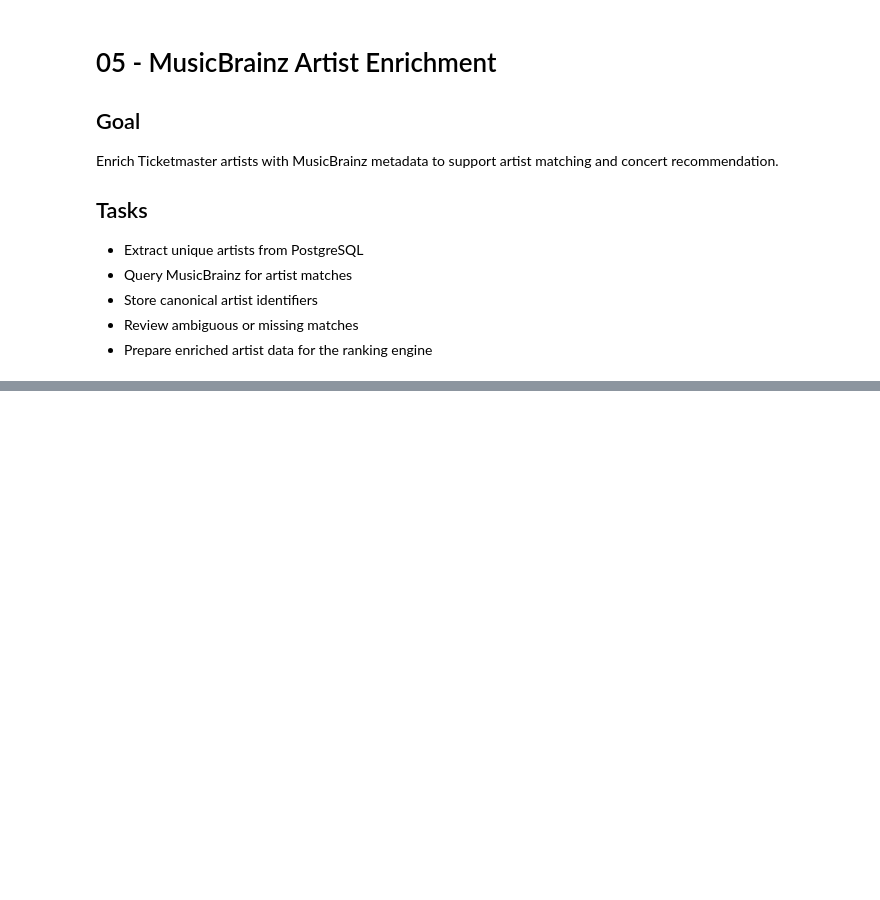
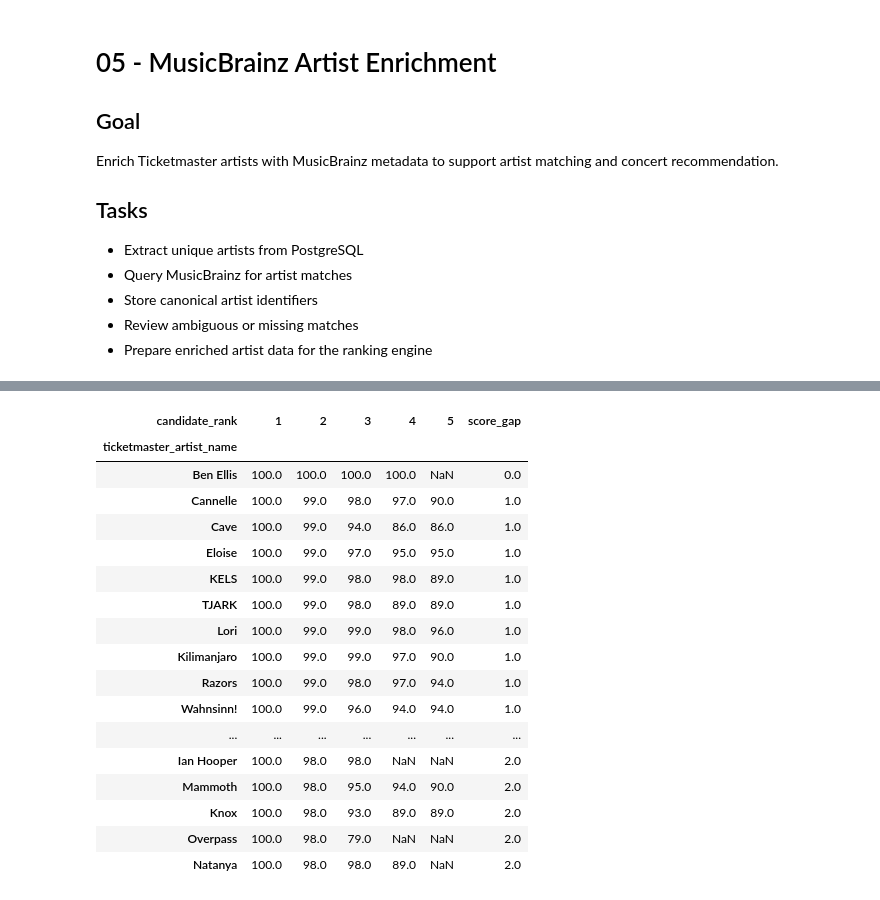
Before and after one commit to avetisyanna/gigroute-europe, a Jupyter notebook: notebooks/05_musicbrainz_enrichment.ipynb, the cells around one changed output, grey strips where cells are left out. Cells and saved outputs as stored; diff of their text form; code cells hidden in the pictures; blank space fills up the shorter version.

```diff
--- a/notebooks/05_musicbrainz_enrichment.ipynb
+++ b/notebooks/05_musicbrainz_enrichment.ipynb
@@ -98,0 +300,7 @@ artist_data.get('artists', [])[:2]
+# %%
+candidates_df["score"] = pd.to_numeric(
+    candidates_df["score"],
+    errors="coerce"
+)
+
+candidates_df.dtypes
@@ -98,0 +540,12 @@ artist_data.get('artists', [])[:2]
+# %%
+score_comparison = (
+    candidates_df
+    .pivot_table(
+        index="ticketmaster_artist_name",
+        columns="candidate_rank",
+        values="score",
+        aggfunc="first"
+    )
+)
+
+score_comparison.head()
@@ -98,0 +598,21 @@ artist_data.get('artists', [])[:2]
+# %%
+multiple_candidate_scores.sort_values("score_gap").head(20)
+# %% [output]
+| candidate_rank | 1 | 2 | 3 | 4 | 5 | score_gap |
+| ticketmaster_artist_name |  |  |  |  |  |  |
+| Ben Ellis | 100.0 | 100.0 | 100.0 | 100.0 | NaN | 0.0 |
+| Cannelle | 100.0 | 99.0 | 98.0 | 97.0 | 90.0 | 1.0 |
+| Cave | 100.0 | 99.0 | 94.0 | 86.0 | 86.0 | 1.0 |
+| Eloise | 100.0 | 99.0 | 97.0 | 95.0 | 95.0 | 1.0 |
+| KELS | 100.0 | 99.0 | 98.0 | 98.0 | 89.0 | 1.0 |
+| TJARK | 100.0 | 99.0 | 98.0 | 89.0 | 89.0 | 1.0 |
+| Lori | 100.0 | 99.0 | 99.0 | 98.0 | 96.0 | 1.0 |
+| Kilimanjaro | 100.0 | 99.0 | 99.0 | 97.0 | 90.0 | 1.0 |
+| Razors | 100.0 | 99.0 | 98.0 | 97.0 | 94.0 | 1.0 |
+| Wahnsinn! | 100.0 | 99.0 | 96.0 | 94.0 | 94.0 | 1.0 |
+| ... | ... | ... | ... | ... | ... | ... |
+| Ian Hooper | 100.0 | 98.0 | 98.0 | NaN | NaN | 2.0 |
+| Mammoth | 100.0 | 98.0 | 95.0 | 94.0 | 90.0 | 2.0 |
+| Knox | 100.0 | 98.0 | 93.0 | 89.0 | 89.0 | 2.0 |
+| Overpass | 100.0 | 98.0 | 79.0 | NaN | NaN | 2.0 |
+| Natanya | 100.0 | 98.0 | 98.0 | 89.0 | NaN | 2.0 |
```
Also changed, not shown: parts of 44 cells of this notebook.
